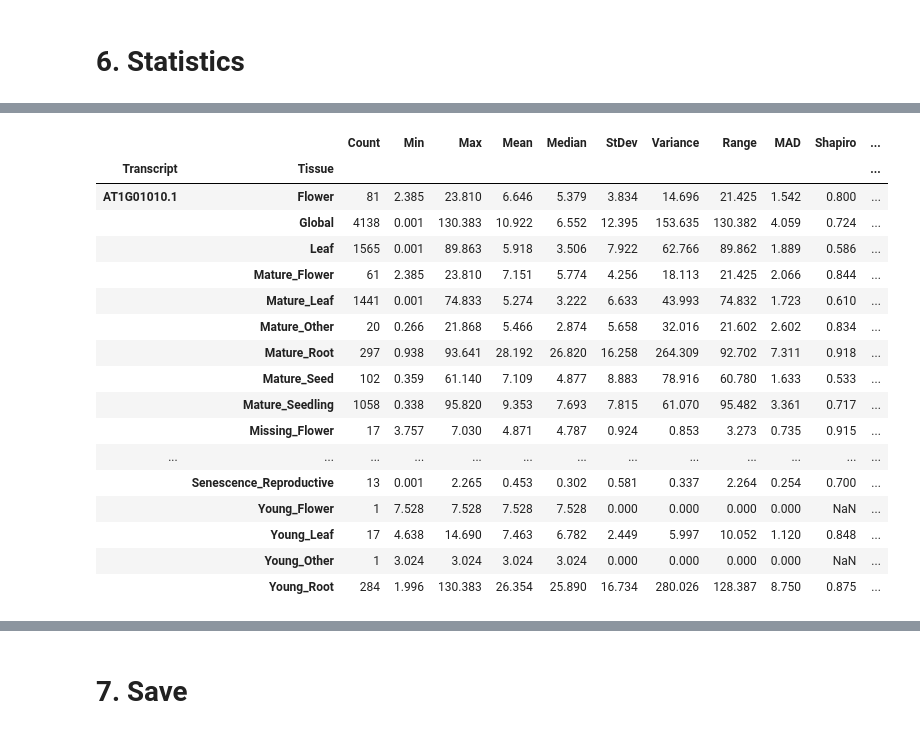
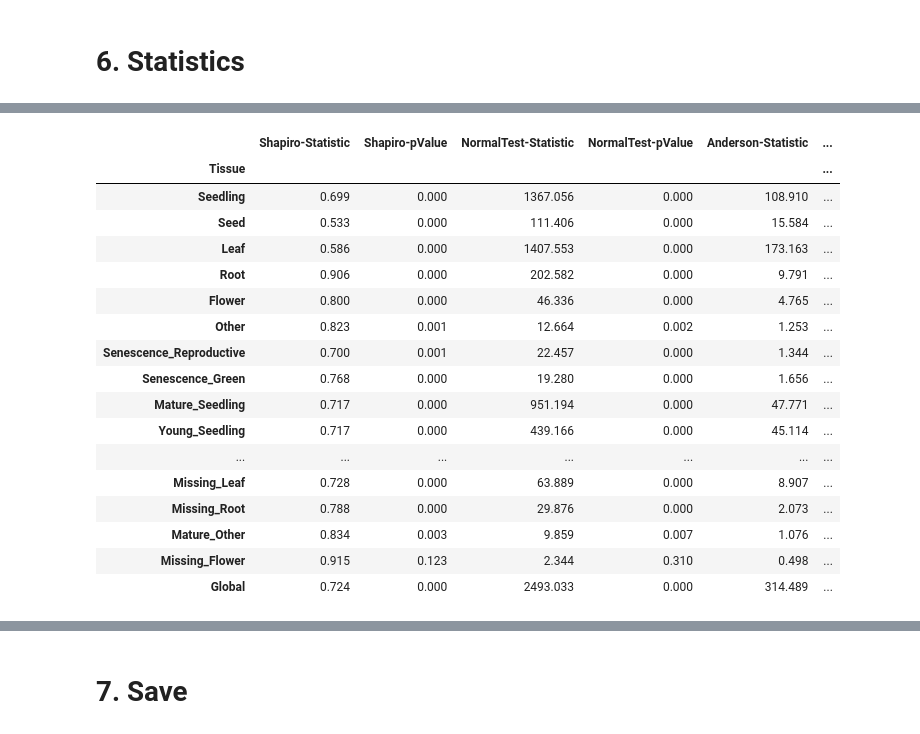
Before and after one commit to up4472/upolanc-thesis, a Jupyter notebook: notebook/nbp00-analysis.ipynb, the cells around one changed output, grey strips where cells are left out. Saved outputs shown, nothing was run; the diff lists cells and outputs as text; code cells hidden in the pictures.

```diff
--- a/notebook/nbp00-analysis.ipynb
+++ b/notebook/nbp00-analysis.ipynb
@@ -571,27 +637,45 @@ with warnings.catch_warnings() :
 # %%
-# Statistics to dataframe
+# Compute normality statistics
 
-dataframe = analysis_statistics.get_statistics_dataframe(
-	data = data
-)
+with warnings.catch_warnings() :
+	warnings.simplefilter('ignore')
 
-dataframe.head(n = len(samples_tissue))
+	dataframes = [
+		analysis_statistics.generate_normality_statistics(
+			data       = tissue_tpm[samples_tissue[tissue]],
+			transcript = transcripts,
+			tissue     = tissue
+		)
+
+		for tissue in samples_tissue.keys()
+	]
+
+	dataframes.append(
+		analysis_statistics.generate_normality_statistics(
+			data       = tissue_tpm,
+			transcript = transcripts,
+			tissue     = 'Global'
+		)
+	)
+
+statistic_normality = pandas.concat(dataframes).set_index(['Transcript', 'Tissue'])
+statistic_normality.xs('AT1G01010.1', level = 0)
 # %% [output]
-|  |  | Count | Min | Max | Mean | Median | StDev | Variance | Range | MAD | Shapiro | ... |
-| Transcript | Tissue |  |  |  |  |  |  |  |  |  |  | ... |
-| AT1G01010.1 | Flower | 81 | 2.385 | 23.810 | 6.646 | 5.379 | 3.834 | 14.696 | 21.425 | 1.542 | 0.800 | ... |
-|  | Global | 4138 | 0.001 | 130.383 | 10.922 | 6.552 | 12.395 | 153.635 | 130.382 | 4.059 | 0.724 | ... |
-|  | Leaf | 1565 | 0.001 | 89.863 | 5.918 | 3.506 | 7.922 | 62.766 | 89.862 | 1.889 | 0.586 | ... |
-|  | Mature_Flower | 61 | 2.385 | 23.810 | 7.151 | 5.774 | 4.256 | 18.113 | 21.425 | 2.066 | 0.844 | ... |
-|  | Mature_Leaf | 1441 | 0.001 | 74.833 | 5.274 | 3.222 | 6.633 | 43.993 | 74.832 | 1.723 | 0.610 | ... |
-|  | Mature_Other | 20 | 0.266 | 21.868 | 5.466 | 2.874 | 5.658 | 32.016 | 21.602 | 2.602 | 0.834 | ... |
-|  | Mature_Root | 297 | 0.938 | 93.641 | 28.192 | 26.820 | 16.258 | 264.309 | 92.702 | 7.311 | 0.918 | ... |
-|  | Mature_Seed | 102 | 0.359 | 61.140 | 7.109 | 4.877 | 8.883 | 78.916 | 60.780 | 1.633 | 0.533 | ... |
-|  | Mature_Seedling | 1058 | 0.338 | 95.820 | 9.353 | 7.693 | 7.815 | 61.070 | 95.482 | 3.361 | 0.717 | ... |
-|  | Missing_Flower | 17 | 3.757 | 7.030 | 4.871 | 4.787 | 0.924 | 0.853 | 3.273 | 0.735 | 0.915 | ... |
-| ... | ... | ... | ... | ... | ... | ... | ... | ... | ... | ... | ... | ... |
-|  | Senescence_Reproductive | 13 | 0.001 | 2.265 | 0.453 | 0.302 | 0.581 | 0.337 | 2.264 | 0.254 | 0.700 | ... |
-|  | Young_Flower | 1 | 7.528 | 7.528 | 7.528 | 7.528 | 0.000 | 0.000 | 0.000 | 0.000 | NaN | ... |
-|  | Young_Leaf | 17 | 4.638 | 14.690 | 7.463 | 6.782 | 2.449 | 5.997 | 10.052 | 1.120 | 0.848 | ... |
-|  | Young_Other | 1 | 3.024 | 3.024 | 3.024 | 3.024 | 0.000 | 0.000 | 0.000 | 0.000 | NaN | ... |
-|  | Young_Root | 284 | 1.996 | 130.383 | 26.354 | 25.890 | 16.734 | 280.026 | 128.387 | 8.750 | 0.875 | ... |
+|  | Shapiro-Statistic | Shapiro-pValue | NormalTest-Statistic | NormalTest-pValue | Anderson-Statistic | ... |
+| Tissue |  |  |  |  |  | ... |
+| Seedling | 0.699 | 0.000 | 1367.056 | 0.000 | 108.910 | ... |
+| Seed | 0.533 | 0.000 | 111.406 | 0.000 | 15.584 | ... |
+| Leaf | 0.586 | 0.000 | 1407.553 | 0.000 | 173.163 | ... |
+| Root | 0.906 | 0.000 | 202.582 | 0.000 | 9.791 | ... |
+| Flower | 0.800 | 0.000 | 46.336 | 0.000 | 4.765 | ... |
+| Other | 0.823 | 0.001 | 12.664 | 0.002 | 1.253 | ... |
+| Senescence_Reproductive | 0.700 | 0.001 | 22.457 | 0.000 | 1.344 | ... |
+| Senescence_Green | 0.768 | 0.000 | 19.280 | 0.000 | 1.656 | ... |
+| Mature_Seedling | 0.717 | 0.000 | 951.194 | 0.000 | 47.771 | ... |
+| Young_Seedling | 0.717 | 0.000 | 439.166 | 0.000 | 45.114 | ... |
+| ... | ... | ... | ... | ... | ... | ... |
+| Missing_Leaf | 0.728 | 0.000 | 63.889 | 0.000 | 8.907 | ... |
+| Missing_Root | 0.788 | 0.000 | 29.876 | 0.000 | 2.073 | ... |
+| Mature_Other | 0.834 | 0.003 | 9.859 | 0.007 | 1.076 | ... |
+| Missing_Flower | 0.915 | 0.123 | 2.344 | 0.310 | 0.498 | ... |
+| Global | 0.724 | 0.000 | 2493.033 | 0.000 | 314.489 | ... |
```
Also changed, not shown: parts of 7 cells of this notebook, 8 other files.
